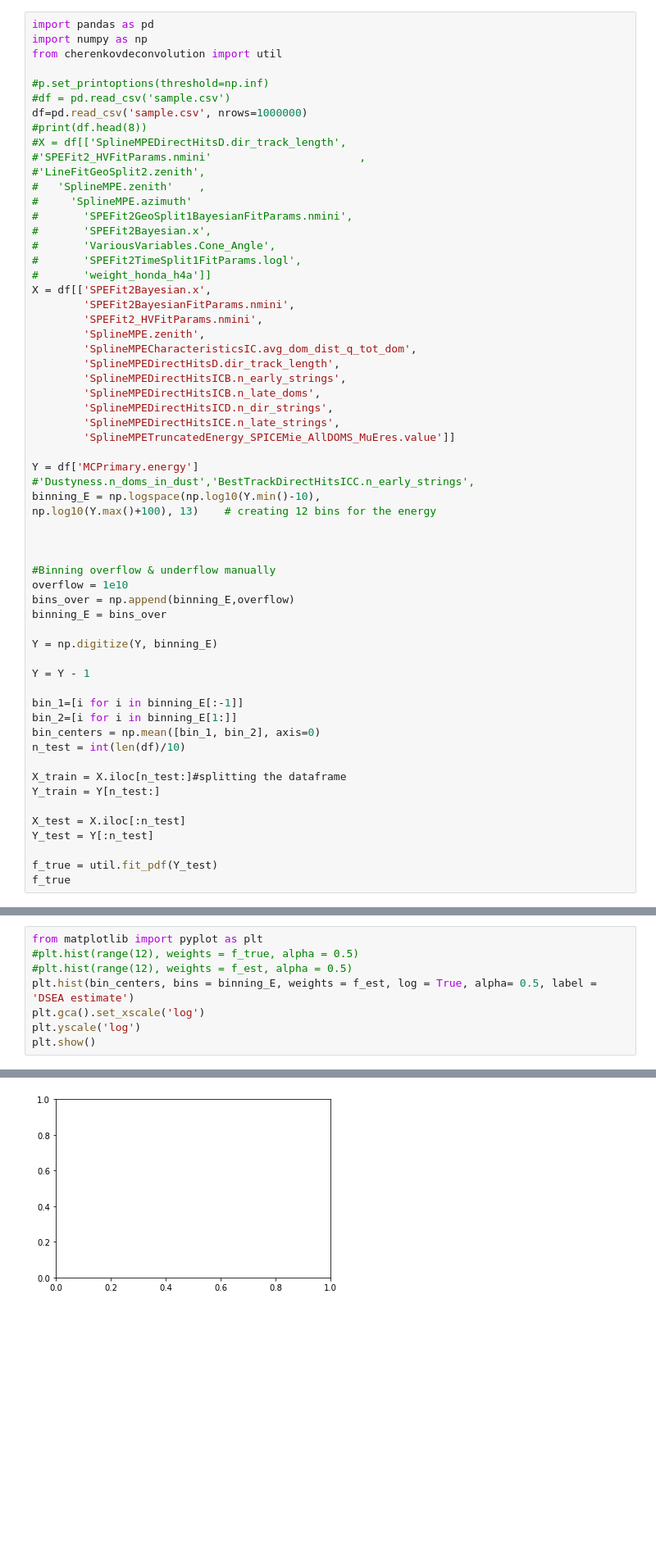
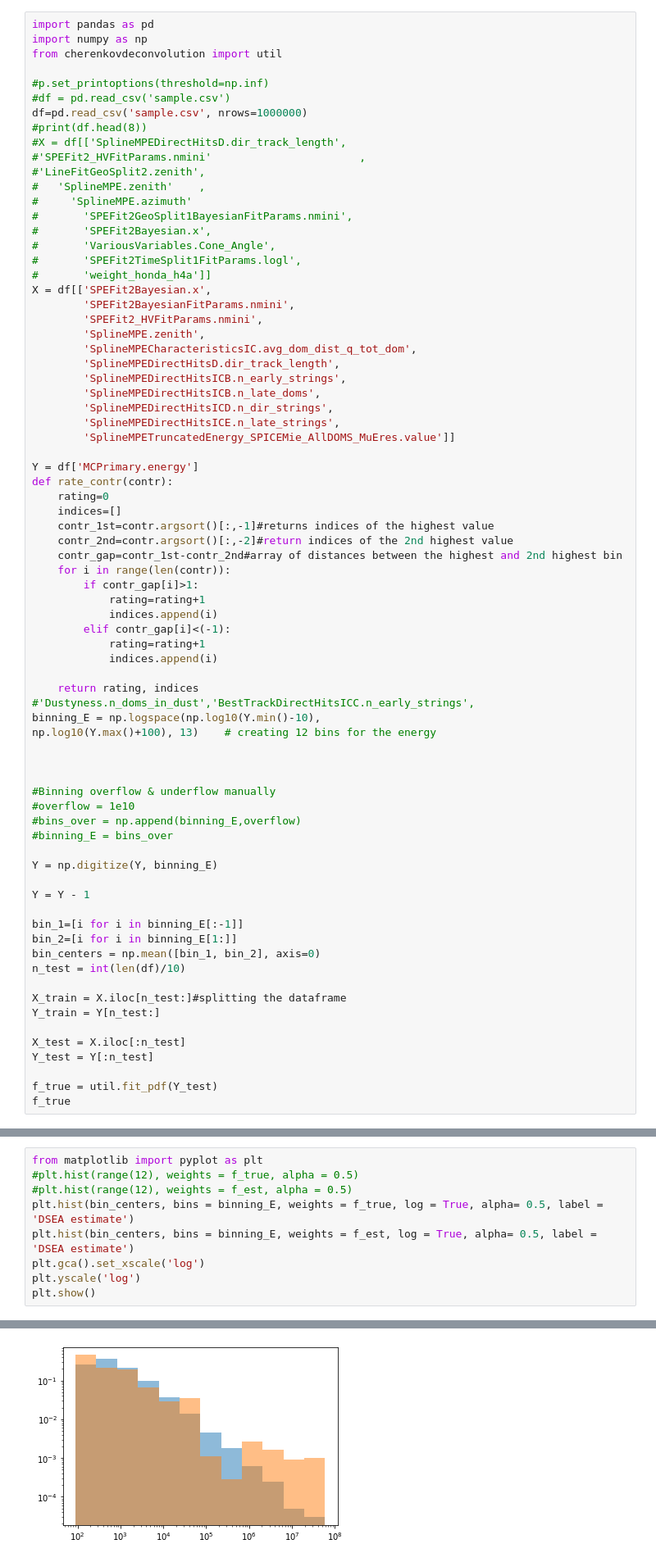
Before and after one commit to janjaek/DSEA-test, a Jupyter notebook: test.ipynb, the cells around one changed output, grey strips where cells are left out. Shown at 82% size. Cells and saved outputs as stored; diff of their text form; blank space fills up the shorter version.

```diff
--- a/test.ipynb
+++ b/test.ipynb
@@ -30,6 +30,21 @@ X = df[['SPEFit2Bayesian.x',
         'SplineMPETruncatedEnergy_SPICEMie_AllDOMS_MuEres.value']]
 
 Y = df['MCPrimary.energy']
+def rate_contr(contr):
+    rating=0
+    indices=[]
+    contr_1st=contr.argsort()[:,-1]#returns indices of the highest value
+    contr_2nd=contr.argsort()[:,-2]#return indices of the 2nd highest value
+    contr_gap=contr_1st-contr_2nd#array of distances between the highest and 2nd highest bin
+    for i in range(len(contr)):
+        if contr_gap[i]>1:
+            rating=rating+1
+            indices.append(i)
+        elif contr_gap[i]<(-1):
+            rating=rating+1
+            indices.append(i)
+
+    return rating, indices
 #'Dustyness.n_doms_in_dust','BestTrackDirectHitsICC.n_early_strings',
 binning_E = np.logspace(np.log10(Y.min()-10),
 np.log10(Y.max()+100), 13)    # creating 12 bins for the energy
@@ -37,9 +52,9 @@ np.log10(Y.max()+100), 13)    # creating 12 bins for the energy
 
 
 #Binning overflow & underflow manually
-overflow = 1e10
-bins_over = np.append(binning_E,overflow)
-binning_E = bins_over
+#overflow = 1e10
+#bins_over = np.append(binning_E,overflow)
+#binning_E = bins_over
 
 Y = np.digitize(Y, binning_E)
 
@@ -107,6 +123,7 @@ for i in range(0,12):
 from matplotlib import pyplot as plt
 #plt.hist(range(12), weights = f_true, alpha = 0.5)
 #plt.hist(range(12), weights = f_est, alpha = 0.5)
+plt.hist(bin_centers, bins = binning_E, weights = f_true, log = True, alpha= 0.5, label = 'DSEA estimate')
 plt.hist(bin_centers, bins = binning_E, weights = f_est, log = True, alpha= 0.5, label = 'DSEA estimate')
 plt.gca().set_xscale('log')
 plt.yscale('log')
@@ -116,4 +132,4 @@ ValueError: weights should have the same shape as x
-[figure, old version]
+[figure, new version]
 # %%
 from matplotlib import pyplot as plt
 from cherenkovdeconvolution import dsea
```
Also changed, not shown: parts of 4 cells of this notebook.
